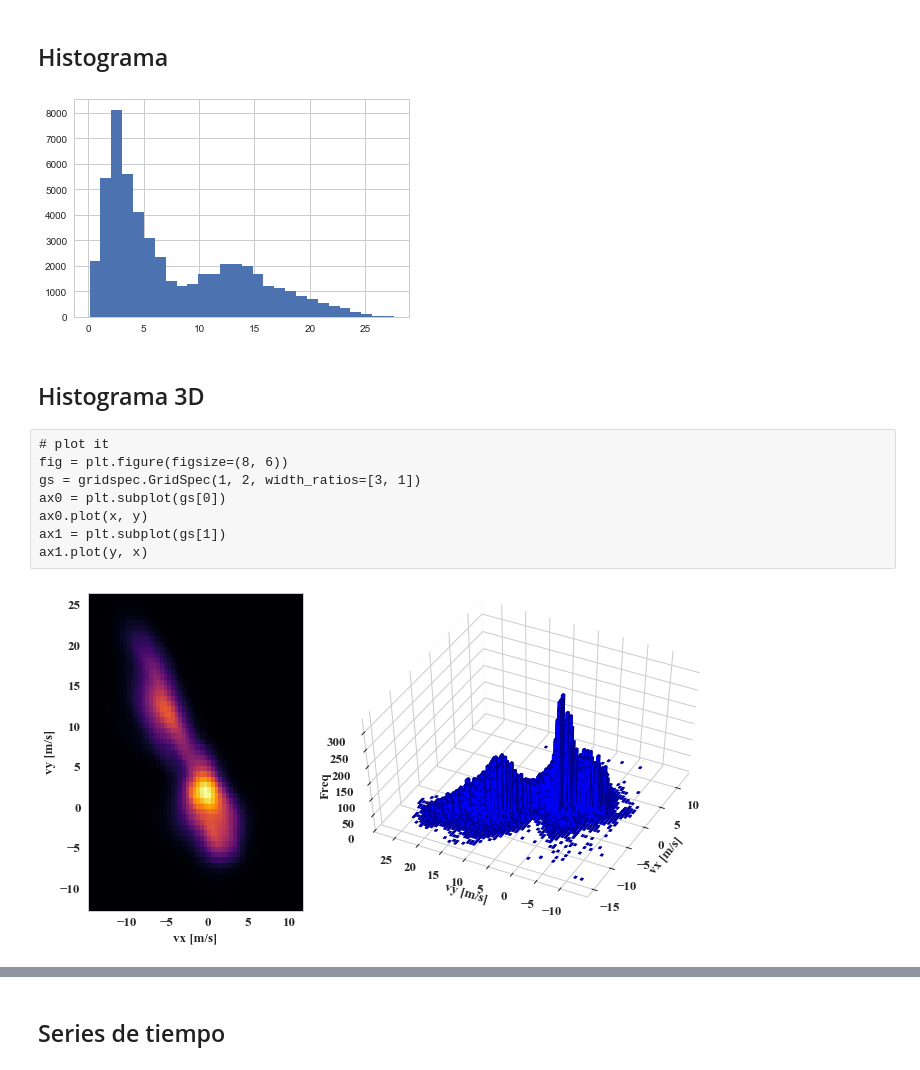
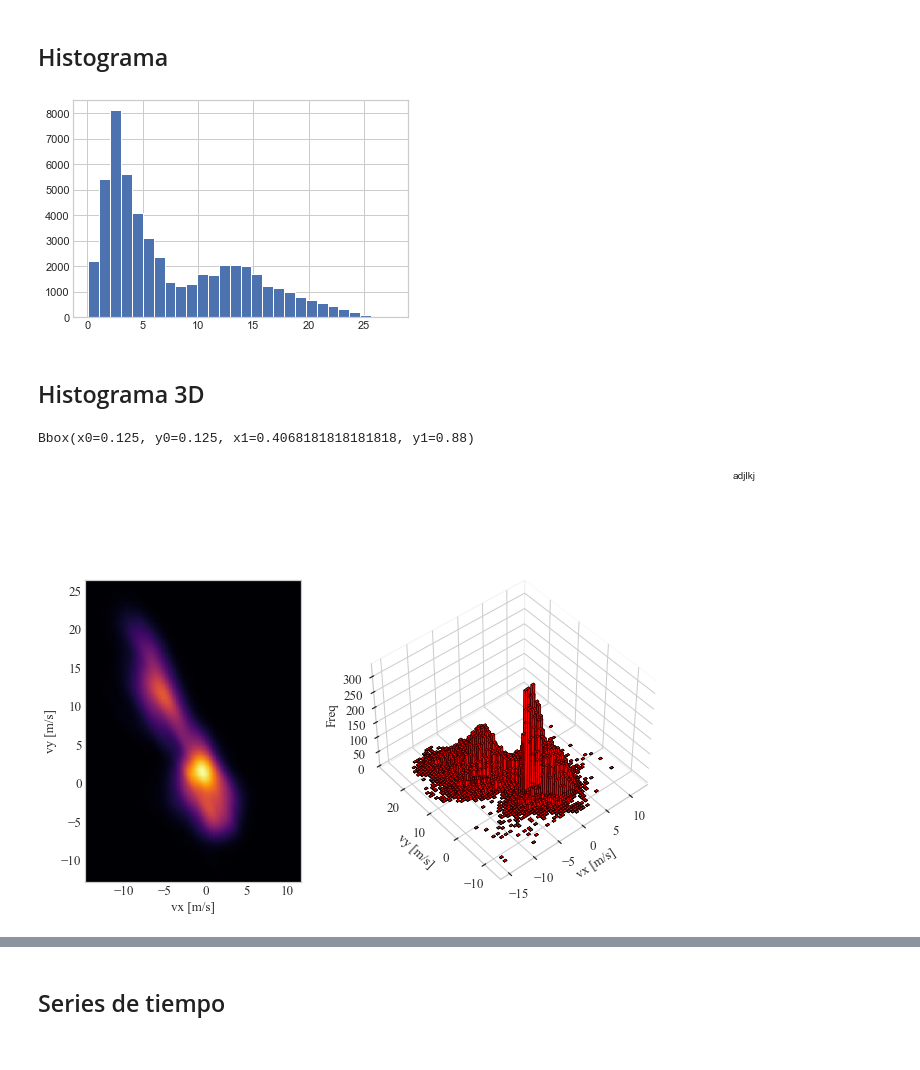
Before and after one commit to fernestomp/aero, a Jupyter notebook: curva_potencia_regres-reporte_V3.ipynb, the cells around one changed output, grey strips where cells are left out. Cells and saved outputs as stored; diff of their text form; code cells hidden in the pictures.

```diff
--- a/curva_potencia_regres-reporte_V3.ipynb
+++ b/curva_potencia_regres-reporte_V3.ipynb
@@ -33,6 +35,7 @@ import numpy as np
 import matplotlib.pyplot as plt
 from mpl_toolkits.mplot3d import Axes3D
 import matplotlib.cm as cm
+import matplotlib.transforms as mtransforms
 
 from sklearn import cluster, datasets
 
@@ -54,7 +57,7 @@ from matplotlib.ticker import ScalarFormatter
 from matplotlib.ticker import EngFormatter
 import matplotlib.patheffects as path_effects #efectos de texto
 from matplotlib import rc, font_manager
-
+import matplotlib.lines as mlines# para crear las leyendas manuales (markers)
 
 import seaborn as sns
 sns.set()
@@ -78,10 +81,10 @@ locale.setlocale(locale.LC_ALL, "")
 ##### ANIMACION #####
 import matplotlib.animation as manimation
 #ubicacion de ffmpeg.exe
-plt.rcParams['animation.ffmpeg_path'] = 'C:\\Users\\mungu\\Anaconda3\\Library\\bin\\ffmpeg.exe'
+#plt.rcParams['animation.ffmpeg_path'] = 'C:\\Users\\mungu\\Anaconda3\\Library\\bin\\ffmpeg.exe'
 #plt.rcParams['animation.ffmpeg_path'] = 'C:\\Users\\ernesto\\Anaconda3\\pkgs\\ffmpeg-4.3.1-ha925a31_0\\Library\\bin\\ffmpeg.exe'
 
-FFMpegWriter = manimation.writers['ffmpeg']
+#FFMpegWriter = manimation.writers['ffmpeg']
 
 plt.rcParams.update({'figure.max_open_warning': 0})
 # %% [markdown]
@@ -987,16 +990,16 @@ flagsaveim =False #flag para indicar si se guardan las imagenes (no quiero que s
 # %%
 rutaxls = 'C:/Users/mungu/Documents/DatosWTG.xlsx'
 #rutaxls = 'C:\\Users\\ernesto\\Dropbox\\Doctorado\\datos\\DatosWTG.xlsx'
-rutaxlsCPot = 'Curva de potencia vestas 90.xlsx'
+rutaxlsCPot = 'C:/Users/mungu/Dropbox/Doctorado/Python/aero/Curva de potencia vestas 90.xlsx'
 
 #dataVPxls = pd.read_excel(rutaxls,usecols=[0,1,2],index_col=0,names=['vViento','Pacw'])
-dataVPxls = pd.read_excel(rutaxls,usecols=[0,1,2],index_col=0)
+dataVPxls = pd.read_excel(rutaxls,usecols=[0,1,2],index_col=0, engine='openpyxl')
 dataVPxls.columns =['vViento','Pacw']
 #agrego la columna de potencia instantanea sin filtrar
 #dataVPxls['Pw']= (dataVPxls.iloc[1:,1].values-dataVPxls.iloc[0:-1,1]) * np.pi*45**2
 print(len(dataVPxls))
 #dfCPot = pd.read_excel(rutaxlsCPot,usecols=[0,2],index_col=0,names=['pw'])#cambio esto en la nueva version
-dfCPot = pd.read_excel(rutaxlsCPot,usecols=[0,2],index_col=0)
+dfCPot = pd.read_excel(rutaxlsCPot,usecols=[0,2],index_col=0, engine='openpyxl')
 dfCPot.columns = ['pw']
 #marcando los datos faltantes asignando un nan a la fila completa
 datamk = dataVPxls
@@ -1031,7 +1034,7 @@ dataVP.drop([pd.to_datetime('2016-05-23 23:00:00')],inplace=True)
 
 #leyendo la direccion del viento
 #dataDirVxls = pd.read_excel(rutaxls,sheet_name=1, usecols=[0,1],index_col=0,names=['Dir'])
-dataDirVxls = pd.read_excel(rutaxls,sheet_name=1, usecols=[0,1],index_col=0)
+dataDirVxls = pd.read_excel(rutaxls,sheet_name=1, usecols=[0,1],index_col=0, engine='openpyxl')
 dataDirVxls.columns =['Dir']
 #limpiando datos
 #marcando los datos faltantes asignando un nan a la fila completa
@@ -1236,17 +1244,9 @@ plt.figure()
 plt.hist(dataVP.vViento,bins=bins)
 plt.show()
 # %% [output]
-[figure, old version]
+[figure, new version]
 # %% [markdown]
 ## Histograma 3D
-# %% [raw]
-# plot it
-fig = plt.figure(figsize=(8, 6))
-gs = gridspec.GridSpec(1, 2, width_ratios=[3, 1])
-ax0 = plt.subplot(gs[0])
-ax0.plot(x, y)
-ax1 = plt.subplot(gs[1])
-ax1.plot(y, x)
 # %%
 #en esta celda se usa gridspec para cambiar el tamaño de subplots individuales
 %matplotlib inline
@@ -1300,12 +1300,15 @@ y_data=c
 #cmap del histograma2d. Es un array de nx 4 elementos (rgba)
 #histograma 3d
 #ax = fig.add_subplot(121, projection='3d')
-grid = plt.GridSpec(1, 2, width_ratios=[1, 2])
 
-#grid = plt.GridSpec(1,2, wspace=0.3, hspace=0.1)
+grid = plt.GridSpec(1, 2,width_ratios=[1,1.5])
 #axScatter=fig.add_subplot(grid[0, 0])
 axDensity= fig.add_subplot(grid[0, 0])
 axHist2d =fig.add_subplot(grid[0,1 ], projection='3d')
+
+# axDensity = plt.subplot2grid(shape=(1, 3), loc=(0, 0), colspan=1)
+# axHist2d = plt.subplot2grid(shape=(1, 3), loc=(0, 1), colspan=2, projection='3d')
+
 
 #SCATTER
 #axScatter.scatter(dfVecVel.vx,dfVecVel.vy,s=0.6)
@@ -1325,12 +1328,12 @@ zi = k(np.vstack([xi.flatten(), yi.flatten()]))
 axDensity.set_ylabel('vy [m/s]', fontsize = pltfslbl,fontname='Times New Roman')
 axDensity.set_xlabel('vx [m/s]', fontsize = pltfslbl,fontname='Times New Roman')
 axDensity.tick_params(axis='both', labelsize = pltfslbl)
-axDensity.set_aspect('equal')
+axDensity.set_aspect('auto')
 axDensity.set_xticks(np.arange(np.around(dfVecVel.vx.min()),dfVecVel.vx.max(),5))
 
 
 #guardo el objeto pcolormesh para obtener su cmap
-axDensity.pcolormesh(xi, yi, zi.reshape(xi.shape), shading='gourad', cmap=plt.cm.inferno)
+axDensity.pcolormesh(xi, yi, zi.reshape(xi.shape), shading='gouraud', cmap=plt.cm.inferno)
 
 #HIST2D
 
@@ -1340,46 +1343,48 @@ largo_barra = 0.5
 axHist2d.bar3d( x_data,
           y_data,
           np.zeros_like(z_data),
-          ancho_barra, largo_barra, z_data, shade=True,
-         color = 'blue')
+          ancho_barra, largo_barra, z_data, shade=False,
+         color = 'red',edgecolors='black', linewidth=0.5)
 axHist2d.xaxis.pane.fill = False
 axHist2d.yaxis.pane.fill = False
 axHist2d.zaxis.pane.fill = False
-axHist2d.set_aspect(0.5)
+#axHist2d.set_aspect('auto')
 
 #Vista del histograma 3d
-axHist2d.view_init(50,-153)
+axHist2d.view_init(45,-130)
 axHist2d.set_ylabel('vy [m/s]', fontsize = pltfslbl,fontname='Times New Roman')
 axHist2d.set_xlabel('vx [m/s]', fontsize = pltfslbl,fontname='Times New Roman')
 axHist2d.set_zlabel('Freq', fontsize = pltfslbl, rotation= 90,fontname='Times New Roman')
 
 for label in axDensity.get_xticklabels():
     label.set_fontproperties(ticks_font)
 for label in axDensity.get_yticklabels():
     label.set_fontproperties(ticks_font)
 
 for label in axHist2d.get_xticklabels():
     label.set_fontproperties(ticks_font)
 for label in axHist2d.get_yticklabels():
     label.set_fontproperties(ticks_font)
 for label in axHist2d.get_zticklabels():
     label.set_fontproperties(ticks_font)
 
-plt.tight_layout()
-
-
+print(axDensity.get_position())
+axDensity.set_position(mtransforms.Bbox.from_bounds(0.1,0.2,0.3,0.6))
+#plt.tight_layout(w_pad=15)
+axDensity.text(1,1,'adjlkj',transform=fig.transSubfigure)
 #plt.ion()
 if flagsaveim:
     figsavetime = datetime.datetime.now().strftime("%d-%m-%Y_%H_%M_%S_%f")
     #plt.savefig('fig_art/scatter_pdf_hist2d_'+ figsavetime +'.png', bbox_inches='tight', pad_inches=0.1)
     plt.savefig('fig_art/pdf_hist2d_'+ figsavetime +'.png', bbox_inches='tight', pad_inches=0.1)
 figsavetime = datetime.datetime.now().strftime("%d-%m-%Y_%H_%M_%S_%f")
 plt.savefig('fig_art/pdf_hist2d_'+ figsavetime +'.png', bbox_inches='tight', pad_inches=0.1)
 
 
 plt.show()
 # %% [output]
+Bbox(x0=0.125, y0=0.125, x1=0.4068181818181818, y1=0.88)
-[figure, old version]
+[figure, new version]
 # %%
 %matplotlib inline
 from scipy.stats import kde
```
Also changed, not shown: parts of 101 cells of this notebook.
